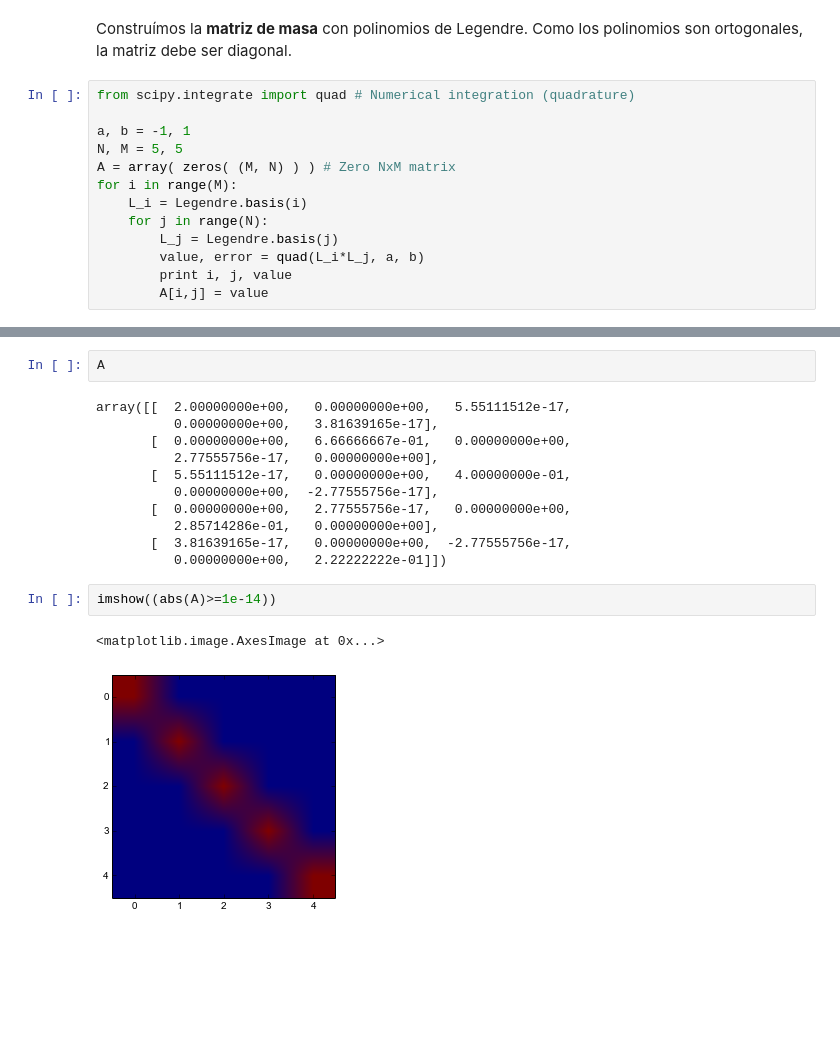
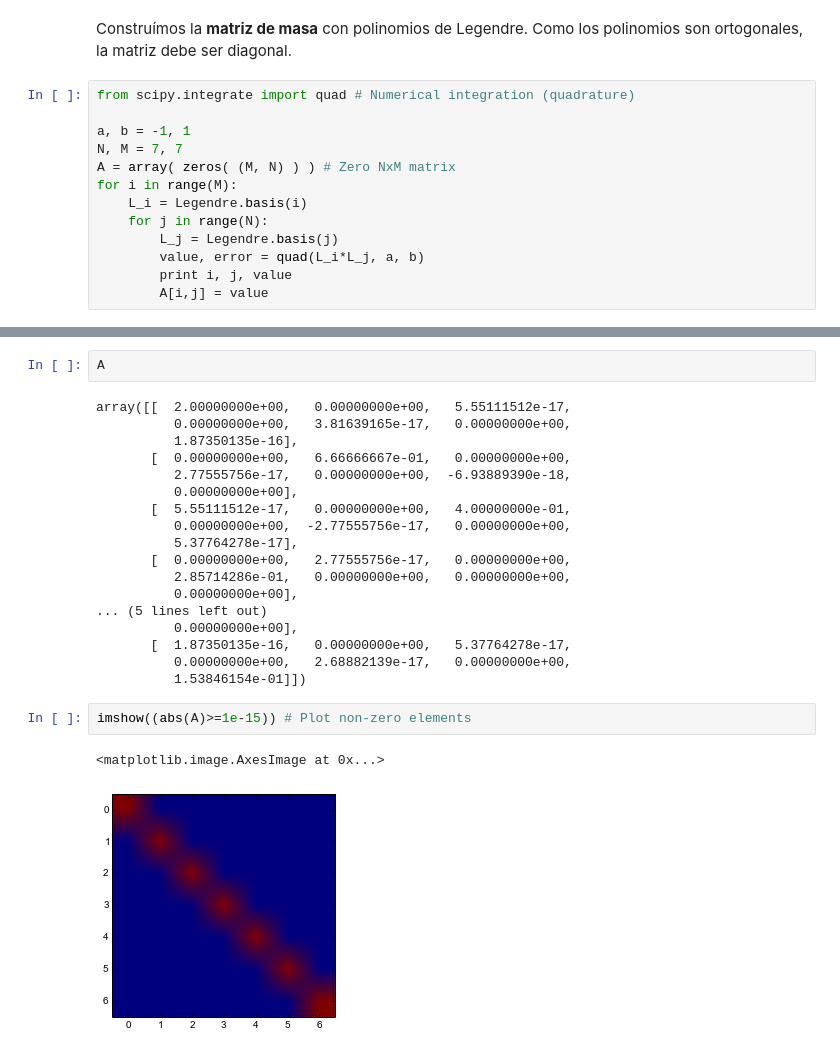
Before and after one commit to rrgalvan/python-mnii, a Jupyter notebook: varios/Legendre_Polynomials.ipynb, the cells around one changed output, grey strips where cells are left out. Drawn from its saved outputs; the diff is of its cells as text; blank space fills up the shorter version.

Commit message:
Pequeña mejora en polinomios de Legendre

```diff
--- a/varios/Legendre_Polynomials.ipynb
+++ b/varios/Legendre_Polynomials.ipynb
@@ -58,7 +58,7 @@ Construímos la **matriz de masa** con polinomios de Legendre. Como los polinomi
 from scipy.integrate import quad # Numerical integration (quadrature)
 
 a, b = -1, 1
-N, M = 5, 5
+N, M = 7, 7
 A = array( zeros( (M, N) ) ) # Zero NxM matrix
 for i in range(M):
     L_i = Legendre.basis(i)
@@ -89,17 +89,24 @@ for i in range(M):
 A
 # %% [output]
 array([[  2.00000000e+00,   0.00000000e+00,   5.55111512e-17,
-          0.00000000e+00,   3.81639165e-17],
+          0.00000000e+00,   3.81639165e-17,   0.00000000e+00,
+          1.87350135e-16],
        [  0.00000000e+00,   6.66666667e-01,   0.00000000e+00,
-          2.77555756e-17,   0.00000000e+00],
+          2.77555756e-17,   0.00000000e+00,  -6.93889390e-18,
+          0.00000000e+00],
        [  5.55111512e-17,   0.00000000e+00,   4.00000000e-01,
-          0.00000000e+00,  -2.77555756e-17],
+          0.00000000e+00,  -2.77555756e-17,   0.00000000e+00,
+          5.37764278e-17],
        [  0.00000000e+00,   2.77555756e-17,   0.00000000e+00,
-          2.85714286e-01,   0.00000000e+00],
-       [  3.81639165e-17,   0.00000000e+00,  -2.77555756e-17,
-          0.00000000e+00,   2.22222222e-01]])
+          2.85714286e-01,   0.00000000e+00,   0.00000000e+00,
+          0.00000000e+00],
+... (5 lines left out)
+          0.00000000e+00],
+       [  1.87350135e-16,   0.00000000e+00,   5.37764278e-17,
+          0.00000000e+00,   2.68882139e-17,   0.00000000e+00,
+          1.53846154e-01]])
 # %%
-imshow((abs(A)>=1e-14))
+imshow((abs(A)>=1e-15)) # Plot non-zero elements
 # %% [output]
 <matplotlib.image.AxesImage at 0x...>
-[figure, old version]
+[figure, new version]
```
Also changed, not shown: parts of 2 cells of this notebook.
